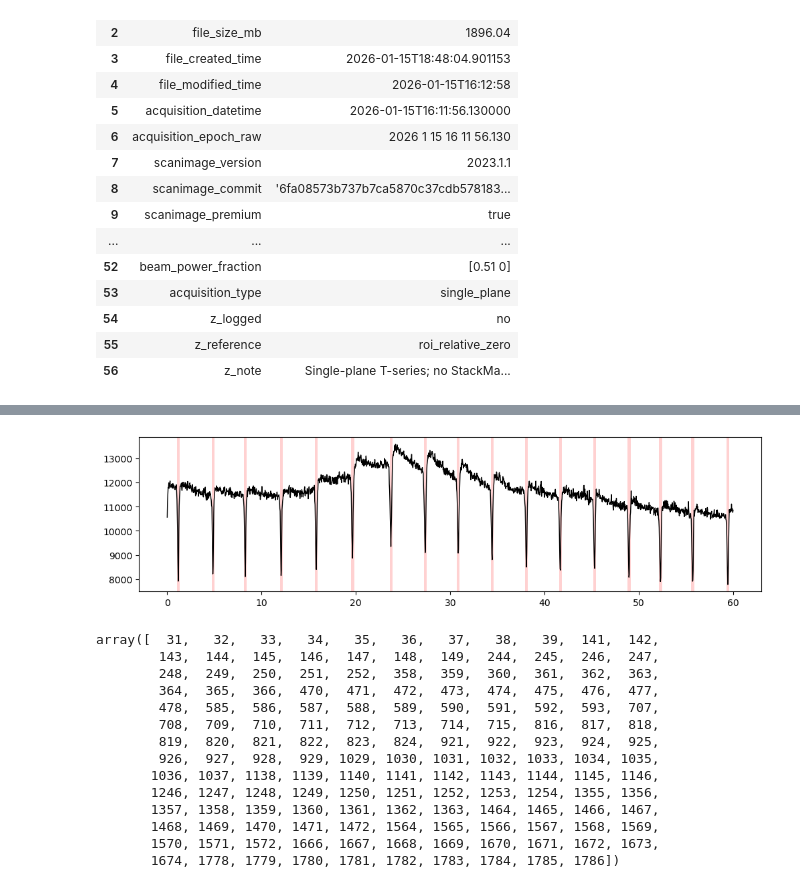
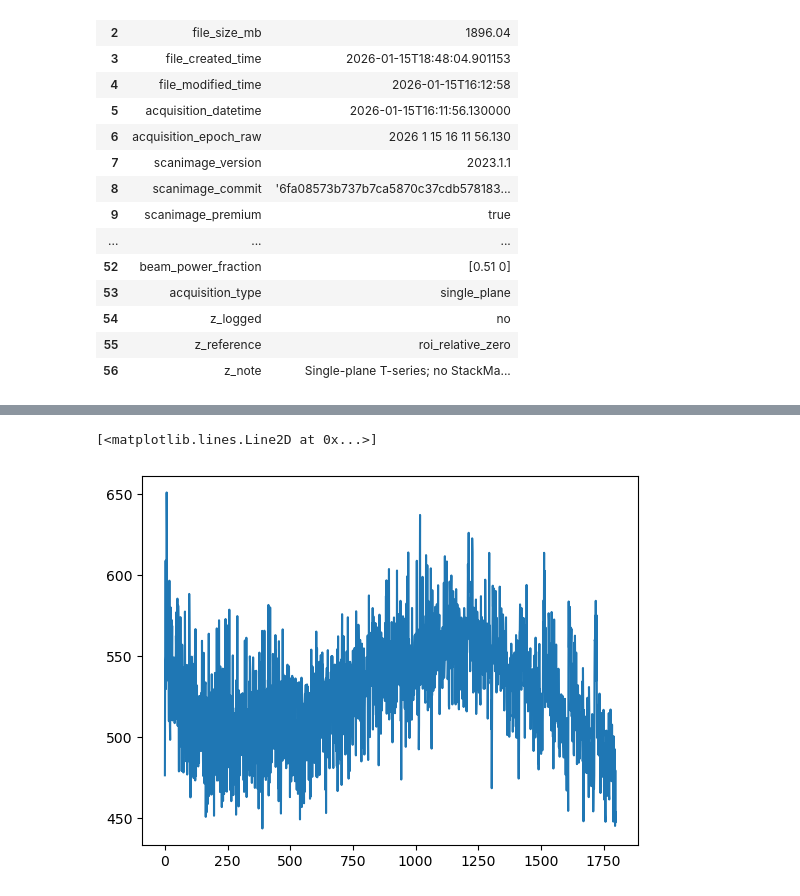
Before and after one commit to ufcolemanlab/NMCoop_Shared, a Jupyter notebook: coop_jupyter/image_hist&qc_scanimage_TCXY.ipynb, the cells around one changed output, grey strips where cells are left out. Cells and saved outputs as stored; diff of their text form; code cells hidden in the pictures.

```diff
--- a/coop_jupyter/image_hist&qc_scanimage_TCXY.ipynb
+++ b/coop_jupyter/image_hist&qc_scanimage_TCXY.ipynb
@@ -1505,41 +2027,31 @@ def detect_toothy_motion_spikes(
+# %%
+# FUTURE: - Save data CSV, NPZ and/or PKL
+#         - Read in metadata from accompanying NPZ for PKL file(s)
+# # tif_filename
+plt.plot(qc2['top_mean'])
+# %% [output]
+[<matplotlib.lines.Line2D at 0x...>]
+[figure, added]
 # %%
-import matplotlib.pyplot as plt
+# # Arrray input - Shading the signal plot
 
-def shade_intervals(ax, intervals, fs, alpha=0.18):
-    for a0, a1 in intervals:
-        ax.axvspan(a0/fs, (a1+1)/fs, color="red", alpha=alpha, linewidth=0)
+# def shade_intervals(ax, intervals, fs, alpha=0.18):
+#     for a0, a1 in intervals:
+#         ax.axvspan(a0/fs, (a1+1)/fs, color="red", alpha=alpha, linewidth=0)
 
-# Example:
-# bad_idx, Tmask, intervals, diag = detect_toothy_motion_spikes(x, fs=30)
+# # Example:
+# # bad_idx, Tmask, intervals, diag = detect_toothy_motion_spikes(x, fs=30)
+# # fig, ax = plt.subplots(figsize=(12,3))
+# # t = np.arange(len(x))/30
+# # ax.plot(t, x, color="black", lw=1)
+# # shade_intervals(ax, intervals, fs=30)
+# # plt.show()
+
+# x=qc1['top_mean']
+# fs=30
+# bad_idx, Tmask, intervals, diag = detect_toothy_motion_spikes(x, fs=fs)
 # fig, ax = plt.subplots(figsize=(12,3))
-# t = np.arange(len(x))/30
+# t = np.arange(len(x))/fs
 # ax.plot(t, x, color="black", lw=1)
-# shade_intervals(ax, intervals, fs=30)
+# shade_intervals(ax, intervals, fs=fs)
 # plt.show()
-
-fs=30
-bad_idx, Tmask, intervals, diag = detect_toothy_motion_spikes(x, fs=fs)
-fig, ax = plt.subplots(figsize=(12,3))
-t = np.arange(len(x))/fs
-ax.plot(t, x, color="black", lw=1)
-shade_intervals(ax, intervals, fs=fs)
-plt.show()
-# %% [output]
-[figure, removed]
-# %%
-bad_idx
-# %% [output]
-array([  31,   32,   33,   34,   35,   36,   37,   38,   39,  141,  142,
-        143,  144,  145,  146,  147,  148,  149,  244,  245,  246,  247,
-        248,  249,  250,  251,  252,  358,  359,  360,  361,  362,  363,
-        364,  365,  366,  470,  471,  472,  473,  474,  475,  476,  477,
-        478,  585,  586,  587,  588,  589,  590,  591,  592,  593,  707,
-        708,  709,  710,  711,  712,  713,  714,  715,  816,  817,  818,
-        819,  820,  821,  822,  823,  824,  921,  922,  923,  924,  925,
-        926,  927,  928,  929, 1029, 1030, 1031, 1032, 1033, 1034, 1035,
-       1036, 1037, 1138, 1139, 1140, 1141, 1142, 1143, 1144, 1145, 1146,
-       1246, 1247, 1248, 1249, 1250, 1251, 1252, 1253, 1254, 1355, 1356,
-       1357, 1358, 1359, 1360, 1361, 1362, 1363, 1464, 1465, 1466, 1467,
-       1468, 1469, 1470, 1471, 1472, 1564, 1565, 1566, 1567, 1568, 1569,
-       1570, 1571, 1572, 1666, 1667, 1668, 1669, 1670, 1671, 1672, 1673,
-       1674, 1778, 1779, 1780, 1781, 1782, 1783, 1784, 1785, 1786])
```
Also changed, not shown: parts of 17 cells of this notebook, 1 other file.
